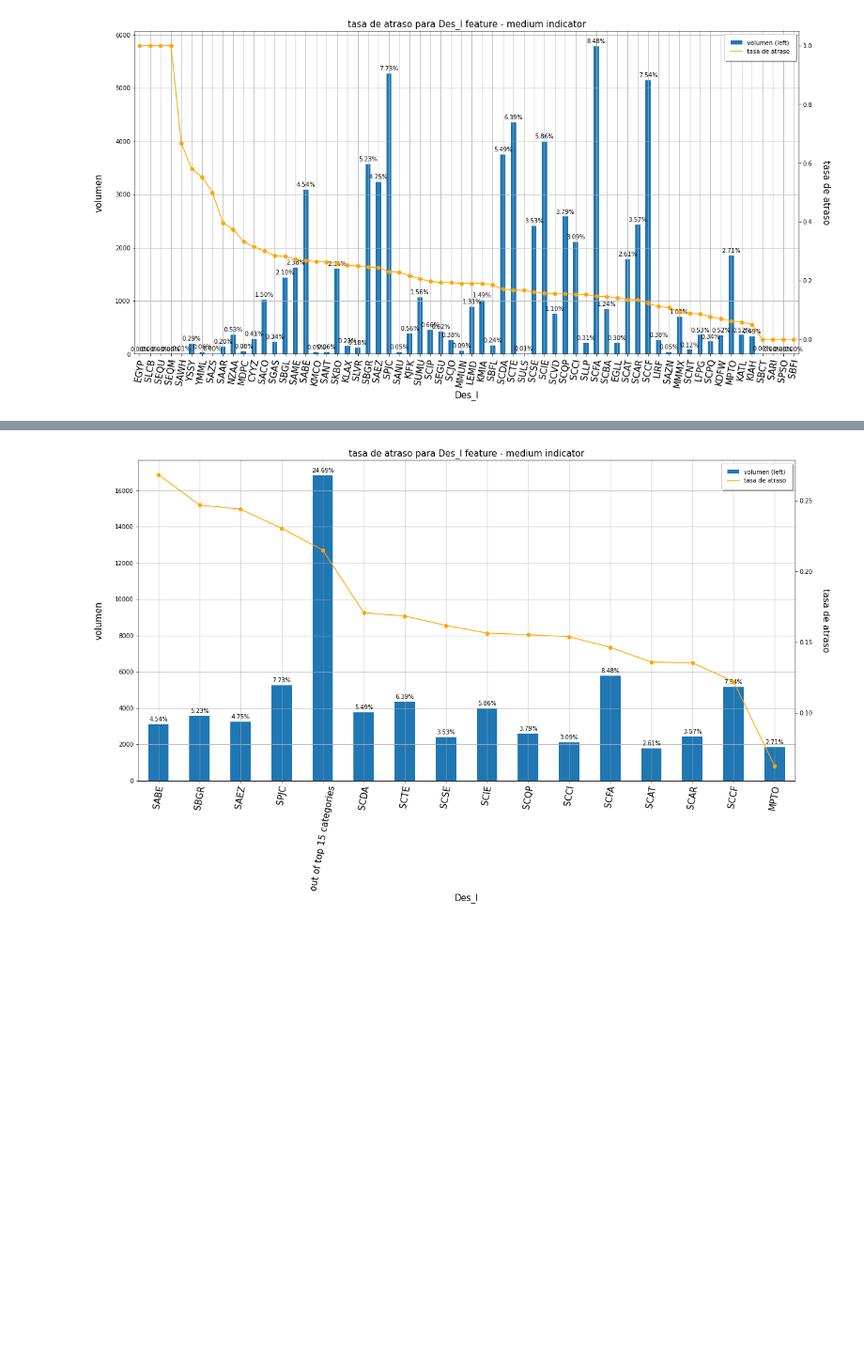
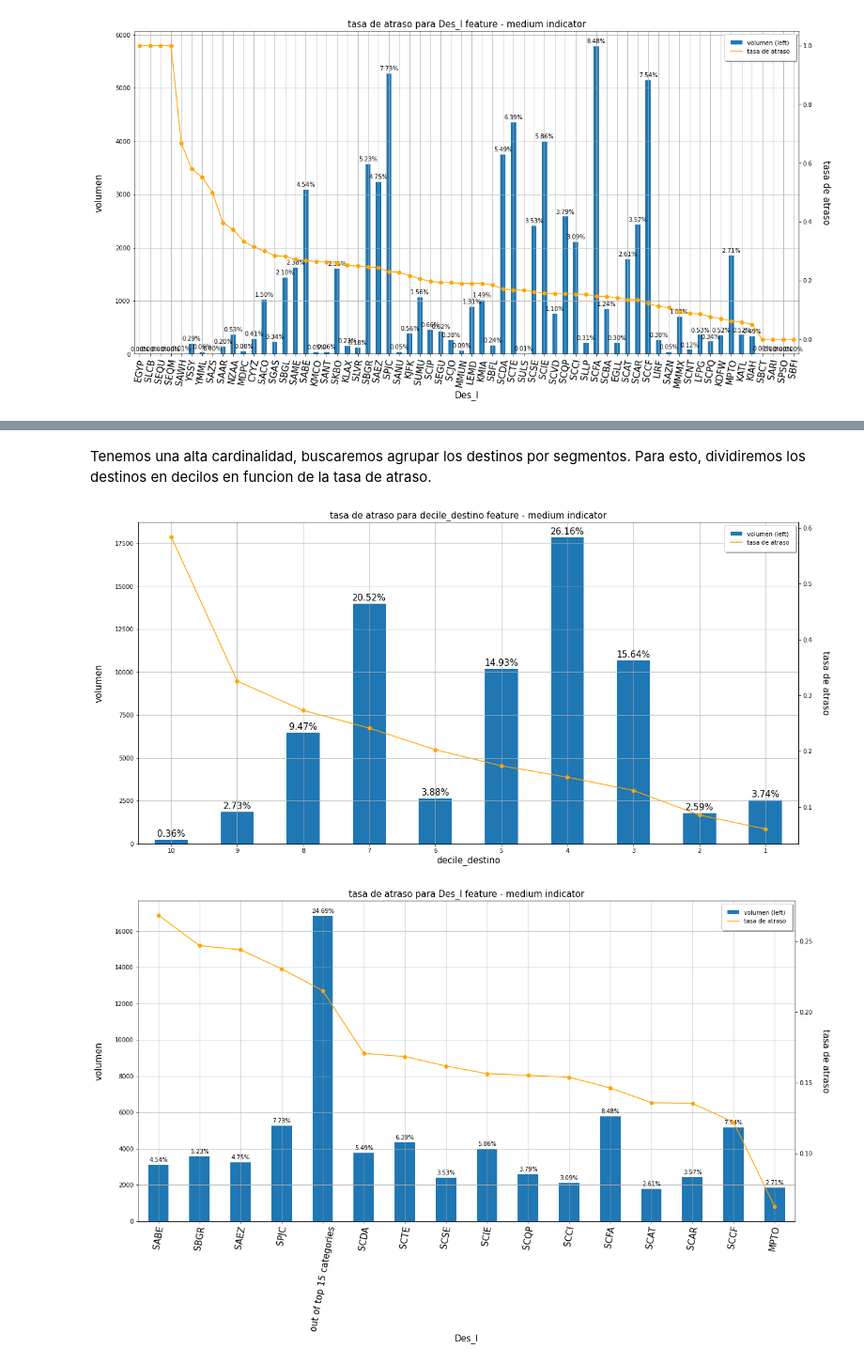
Before and after one commit to Federico-Young/Globant---LATAM-Airlines, a Jupyter notebook: EDA prediccion vuelos Santiago.ipynb, the cells around one changed output, grey strips where cells are left out. Shown at 94% size. Drawn from its saved outputs; the diff is of its cells as text; code cells hidden in the pictures; blank space fills up the shorter version.

```diff
--- a/EDA prediccion vuelos Santiago.ipynb
+++ b/EDA prediccion vuelos Santiago.ipynb
@@ -210 +219,9 @@ df = (df.assign(cantidad_vuelos_hora = (df.groupby(['Fecha_I'])['Fecha_I']
+# %%
+df['Semana_del_año'] =  (df.Fecha_I
+                         .dt
+                         .isocalendar()
+                         .week
+                         .astype(int)
+                         .apply(str)
+                        )
 # %% [markdown]
@@ -218,0 +265,3 @@ plot_bivariant(iv_df, 'Des_I', 'Des_I')
+# %% [markdown]
+Tenemos una alta cardinalidad, buscaremos agrupar los destinos por segmentos.
+Para esto, dividiremos los destinos en decilos en funcion de la tasa de atraso.
@@ -219,3 +271,19 @@ plot_bivariant(iv_df, 'Des_I', 'Des_I')
+# %%
+# Para que los decilos sean de 1 a 10
+iv_df['decile_destino'] += 1
+# %%
+#Creamos un diccionario en el cual mapeamos cada destino con el decilo que le corresponde
+dict_ = {}
+for destino in iv_df['MIN_VALUE']:
+    dict_[destino] = iv_df[iv_df['MIN_VALUE'] == destino]['decile_destino'].values
+# %%
+#Creamos una nueva variable donde se asigna a cada observacion el decilo que le corresponde en funcion del destino
+df['decile_destino'] = df['Des_I'].map(dict_).str[0].astype('str')
+# %%
+iv_df , iv = data_vars(df[['decile_destino']],df['atraso_15'])
+plot_bivariant(iv_df, 'decile_destino', 'decile_destino')
+# %% [output]
+[figure, added]
 # %%
 df = group_top_x_amount_of_categories(df, 'Des_I', 15)
 iv_df , iv = data_vars(df[['Des_I']],df['atraso_15'])
```
Also changed, not shown: parts of 110 cells of this notebook.
